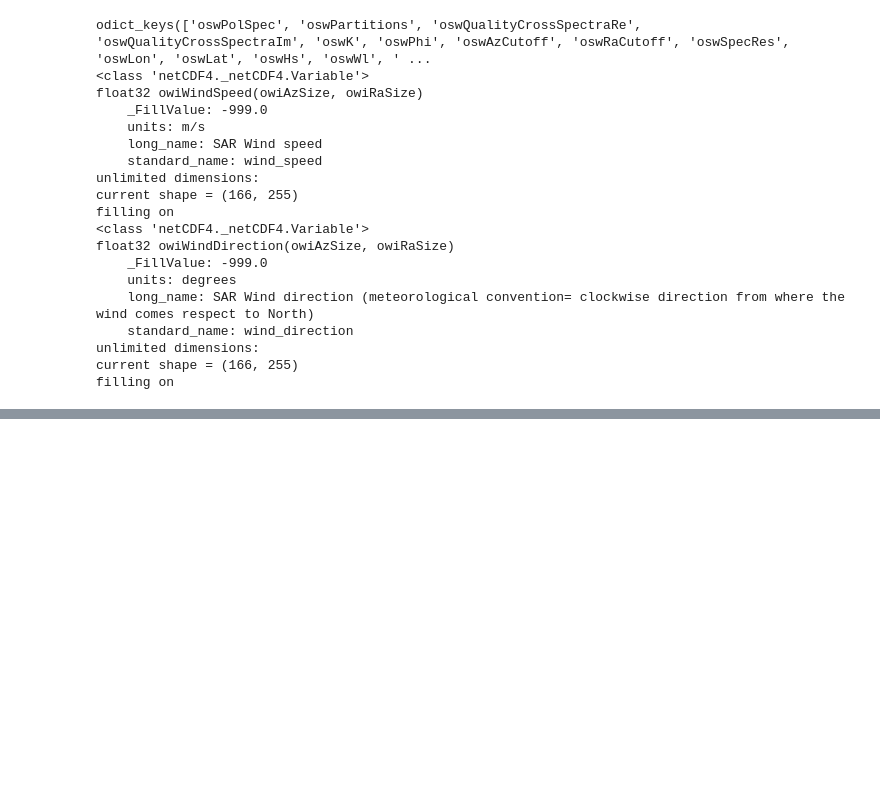
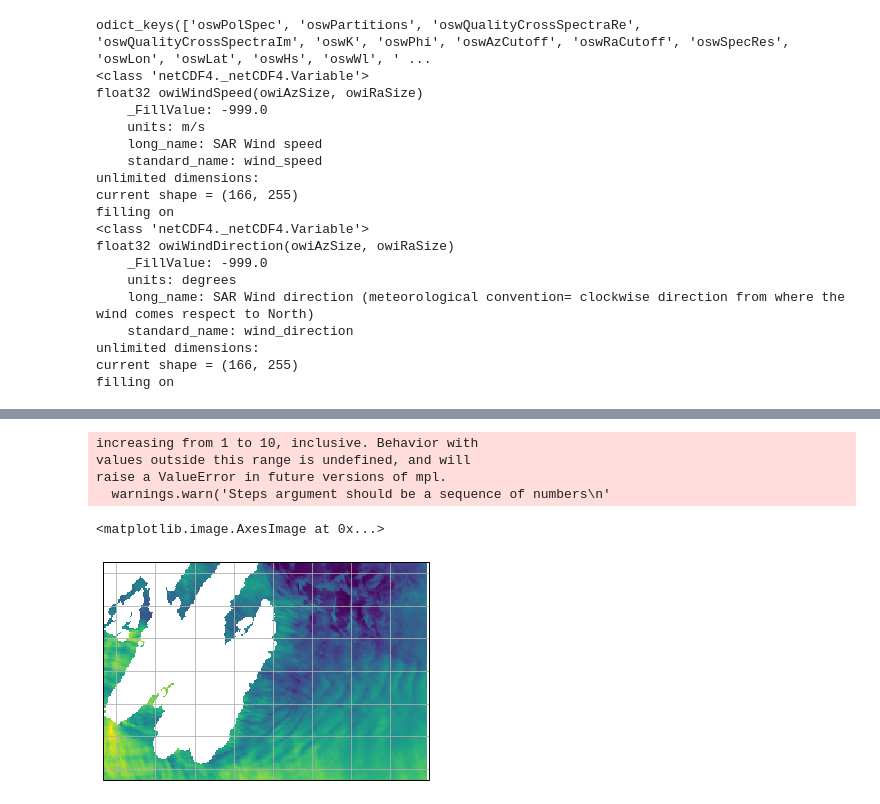
Before and after one commit to Seyed-Ali-Ahmadi/Python-for-Remote-Sensing, a Jupyter notebook: Sentinel_1_OWI_product.ipynb, the cells around one changed output, grey strips where cells are left out. Cells and saved outputs as stored; diff of their text form; code cells hidden in the pictures; blank space fills up the shorter version.

```diff
--- a/Sentinel_1_OWI_product.ipynb
+++ b/Sentinel_1_OWI_product.ipynb
@@ -106 +124,13 @@ nan nan
+# %%
+ax = plt.axes(projection=ccrs.PlateCarree())
+ax.gridlines()
+extent = [-60, -45, 50, 40]
+ax.imshow(owiSpeed, extent=extent, transform=ccrs.PlateCarree())
+# %% [output]
+increasing from 1 to 10, inclusive. Behavior with
+values outside this range is undefined, and will
+raise a ValueError in future versions of mpl.
+  warnings.warn('Steps argument should be a sequence of numbers\n'
+<matplotlib.image.AxesImage at 0x...>
+[figure, added]
 # %%
```
Also changed, not shown: parts of 6 cells of this notebook.
